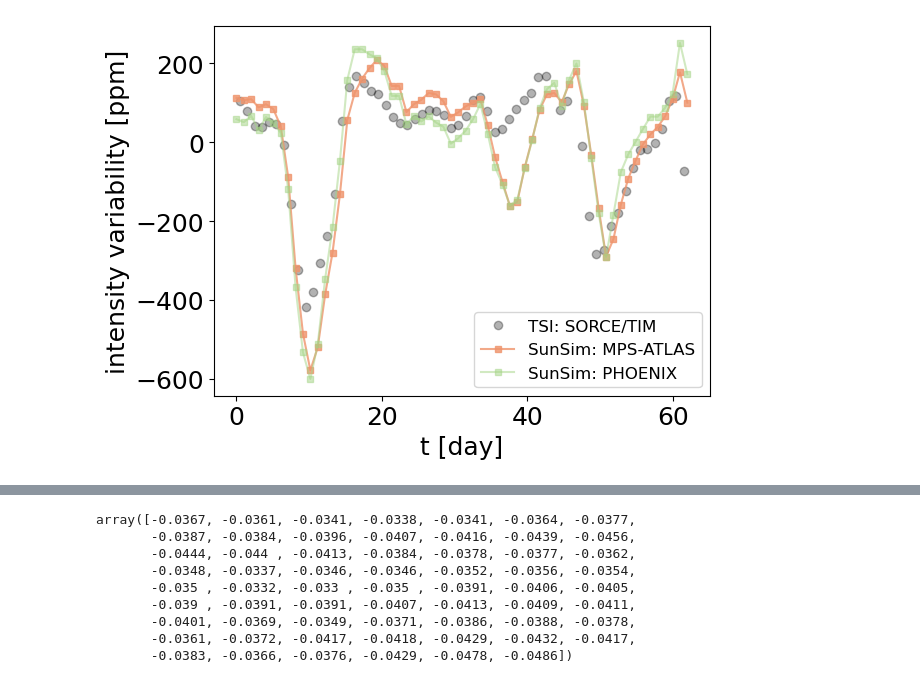
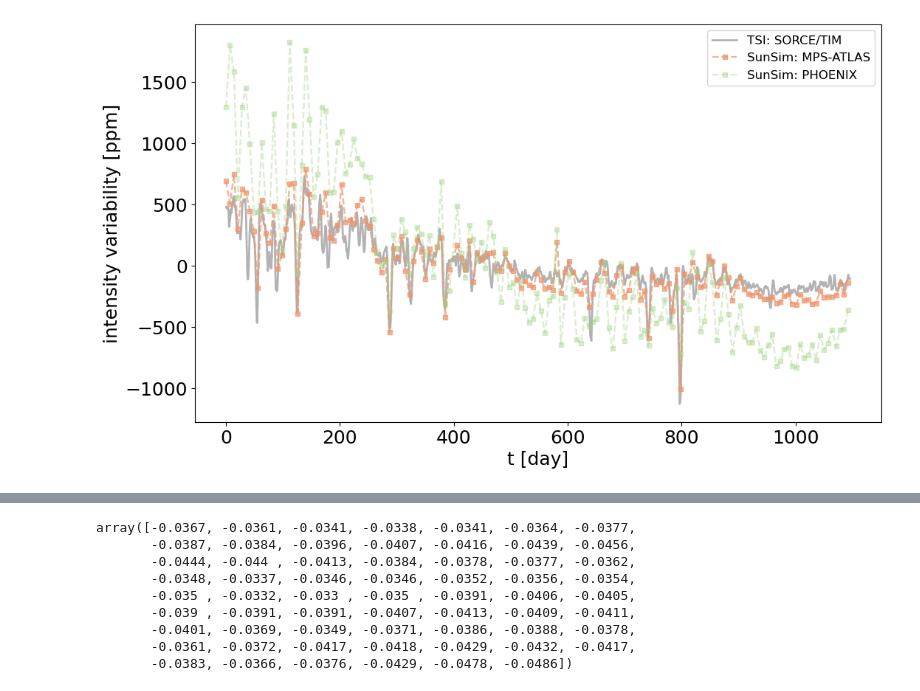
Before and after one commit to sophiestucki/starsim, a Jupyter notebook: codes+tests/test_tsi_ssi.ipynb, the cells around one changed output, grey strips where cells are left out. Cells and saved outputs as stored; diff of their text form; code cells hidden in the pictures.

```diff
--- a/codes+tests/test_tsi_ssi.ipynb
+++ b/codes+tests/test_tsi_ssi.ipynb
@@ -57,8 +48,13 @@ wav_idx = (data['wavelengths'] >= 300) & (data['wavelengths'] <= 900)
 
 wav = data['wavelengths'][wav_idx]
 
-start_time = j.gcal2jd(2017,7,1)[1] + 2400000.5
-end_time = j.gcal2jd(2017,9,1)[1] + 2400000.5
+start_time = j.gcal2jd(2015,7,1)[1] + 2400000.5
+end_time = j.gcal2jd(2018,7,1)[1] + 2400000.5
+
+day_step = 7
+
+day_tsis = tsis_data_2018['time (Julian Date)'] - start_time
+# day_tsis = tsis_data_2021['time (Julian Date)'] - start_time
 
 
 for i in range(len(data['time_ssi'])):
@@ -77,10 +73,8 @@ for i in range(len(data['time'])):
 data_ssi = np.squeeze(data_ssi)
 data_ssi *= 100**2 * 10000000
 
-for i in range(60):
-    plt.plot(wav, data_ssi[i])
 
-data_ssi = np.sum(data_ssi / (1e-7 * wav) ,axis=1)
+# data_ssi = np.sum(data_ssi / (1e-7 * wav) ,axis=1)
 
 data_tsi = np.squeeze(data_tsi)
 data_tsi *= 100**2 * 10000000
@@ -90,4 +84,9 @@ start_date = date(t_tsi[0][0], t_tsi[0][1], t_tsi[0][2])
 
 # Calcul du nombre de jours pour chaque date
 days_tsi = [(date(y, m, d) - start_date).days + f for (y, m, d, f) in t_tsi]
-days_simu = np.linspace(0, 62, 62)
+# days_simu = np.loadtxt('/home/sophie-stucki/starsim/starsim/SDO_input/maps_satire/time.txt')
+days_simu = np.append(np.arange(57) * day_step, np.arange(58,157) * day_step)
+# days_simu = np.arange(365)
+
+# mask_tsis = tsis_data_2021['tsi_1au (W/m^2)']>0
+mask_tsis = tsis_data_2018['tsi_1au (W/m^2)']>0
@@ -96,15 +109,68 @@ days_simu = np.linspace(0, 62, 62)
 # %%
 plt.rcParams['font.size'] = 18
+plt.rcParams['figure.figsize'] = (12,7)
 
-plt.plot(days_tsi, 1e6 * data_tsi / np.mean(data_tsi) - 1e6 , 'o', label='TSI: SORCE/TIM', color="#000000", alpha =0.3)
-plt.plot(days_simu, 1e6 * simu_mps / np.mean(simu_mps) - 1e6,'s-', markersize=4, linewidth=1.5, label = 'SunSim: MPS-ATLAS', color='#ef946c', alpha=0.8)
-plt.plot(days_simu, 1e6 * simu_phoenix / np.mean(simu_phoenix) - 1e6,'s-', markersize=4, linewidth=1.5, label = 'SunSim: PHOENIX', color="#a4d485", alpha=0.5)
+# plt.plot(day_tsis[mask_tsis], 1e6 * tsis_data_2018['tsi_1au (W/m^2)'][mask_tsis] / np.mean(tsis_data_2018['tsi_1au (W/m^2)'][mask_tsis]) - 1e6 , '-', label='TSIS', color="#76C0FD", alpha =0.3, linewidth=2)
+
+plt.plot(days_tsi, 1e6 * data_tsi / np.mean(data_tsi) - 1e6 , '-', label='TSI: SORCE/TIM', color="#000000", alpha =0.3, linewidth=2)
+plt.plot(days_simu, 1e6 * simu_mps / np.mean(simu_mps) - 1e6,'s--', markersize=5, linewidth=1.7, label = 'SunSim: MPS-ATLAS', color='#ef946c', alpha=0.7)
+# plt.plot(days_simu, 1e6 * simu_stagger / np.mean(simu_stagger) - 1e6,'s-', markersize=4, linewidth=1.5, label = 'SunSim: STAGGER', color="#ce9ffa", alpha=0.7)
+plt.plot(days_simu, 1e6 * simu_phoenix / np.mean(simu_phoenix) - 1e6,'s--', markersize=5, linewidth=1.7, label = 'SunSim: PHOENIX', color="#a4d485", alpha=0.4)
 
 plt.legend(fontsize=12)
 plt.xlabel('t [day]')
+
 plt.ylabel('intensity variability [ppm]')
-plt.savefig('/home/sophie-stucki/starsim/starsim/SDO_input/plots/comparison.png',  dpi=300, bbox_inches='tight')
+plt.savefig('/home/sophie-stucki/starsim/starsim/SDO_input/plots/comparison_b.png',  dpi=300, bbox_inches='tight')
 
-print(days_simu)
-print(days_tsi)
+plt.show()
+
+plt.plot(day_tsis[mask_tsis], 1e6 * tsis_data_2018['tsi_1au (W/m^2)'][mask_tsis] / np.mean(tsis_data_2018['tsi_1au (W/m^2)'][mask_tsis]) - 1e6 , '-', label='TSIS', color="#76C0FD", alpha =0.4, linewidth=2.5)
+
+plt.plot(days_tsi[923:], 1e6 * data_tsi[923:] / np.mean(data_tsi[923:]) - 1e6 , '-', label='TSI: SORCE/TIM', color="#000000", alpha =0.35, linewidth=2.5)
+plt.plot(days_simu[131:], 1e6 * simu_mps[131:] / np.mean(simu_mps[131:]) - 1e6,'s:', markersize=6, linewidth=1.7, label = 'SunSim: MPS-ATLAS', color='#ef946c', alpha=0.7)
+plt.plot(days_simu[131:], 1e6 * simu_phoenix[131:] / np.mean(simu_phoenix[131:]) - 1e6,'s:', markersize=6, linewidth=1.7, label = 'SunSim: PHOENIX', color="#a4d485", alpha=0.4)
+
+plt.legend(fontsize=12)
+plt.xlabel('t [day]')
+plt.xlim(day_tsis[0]-1, day_tsis[len(day_tsis)-1]+1)
+
+plt.ylabel('intensity variability [ppm]')
+plt.savefig('/home/sophie-stucki/starsim/starsim/SDO_input/plots/comparison_tsis.png',  dpi=300, bbox_inches='tight')
+
+plt.show()
+
+plt.axhline(0, linestyle= '--', color="#000000", alpha =0.3, linewidth=2 )
+plt.plot(days_simu, 1e6 * (data_tsi[days_simu] / np.mean(data_tsi[days_simu]) - simu_mps / np.mean(simu_mps)) ,'s--', markersize=5, linewidth=1.7, label = 'SunSim: MPS-ATLAS', color='#ef946c', alpha=0.7)
+plt.plot(days_simu, 1e6 * (data_tsi[days_simu] / np.mean(data_tsi[days_simu]) - simu_phoenix / np.mean(simu_phoenix)),'s--', markersize=5, linewidth=1.7, label = 'SunSim: PHOENIX', color="#a4d485", alpha=0.4)
+
+plt.legend(fontsize=12)
+plt.xlabel('t [day]')
+
+plt.ylabel('Residual [ppm]')
+plt.savefig('/home/sophie-stucki/starsim/starsim/SDO_input/plots/res_comparison_b.png',  dpi=300, bbox_inches='tight')
+
+plt.show()
+
+plt.axhline(0, linestyle= '--', color="#000000", alpha =0.3, linewidth=2 )
+plt.plot(days_simu, 100 * (data_tsi[days_simu] / np.mean(data_tsi[days_simu]) - simu_mps / np.mean(simu_mps)) / (data_tsi[days_simu] / np.mean(data_tsi[days_simu])) ,'s--', markersize=5, linewidth=1.7, label = 'SunSim: MPS-ATLAS', color='#ef946c', alpha=0.7)
+plt.plot(days_simu, 100 * (data_tsi[days_simu] / np.mean(data_tsi[days_simu]) - simu_phoenix / np.mean(simu_phoenix)) / (data_tsi[days_simu] / np.mean(data_tsi[days_simu])),'s--', markersize=5, linewidth=1.7, label = 'SunSim: PHOENIX', color="#a4d485", alpha=0.4)
+
+plt.legend(fontsize=12)
+plt.xlabel('t [day]')
+
+plt.ylabel('Relative residual [%]')
+plt.savefig('/home/sophie-stucki/starsim/starsim/SDO_input/plots/rel_res_comparison_b.png',  dpi=300, bbox_inches='tight')
+
+plt.show()
+
+# # plt.plot(days_simu, 1e6 * simu_stagger / np.mean(simu_stagger) - 1e6,'s-', markersize=4, linewidth=1.5, label = 'SunSim: STAGGER', color="#ce9ffa", alpha=0.7)
+# plt.plot(days_simu, 1e6 * simu_phoenix / np.mean(simu_phoenix) - 1e6,'s-', markersize=4, linewidth=1.5, label = 'SunSim: PHOENIX', color="#a4d485", alpha=0.5)
+
+# plt.legend(fontsize=12)
+# plt.xlabel('t [day]')
+# plt.ylabel('intensity variability [ppm]')
+# plt.savefig('/home/sophie-stucki/starsim/starsim/SDO_input/plots/comparison_stagger.png',  dpi=300, bbox_inches='tight')
+
+# plt.show()
 # %% [output]
@@ -123 +177 @@ print(days_tsi)
-[figure, old version]
+[figure, new version]
```
Also changed, not shown: parts of 11 cells of this notebook, 21 other files.
